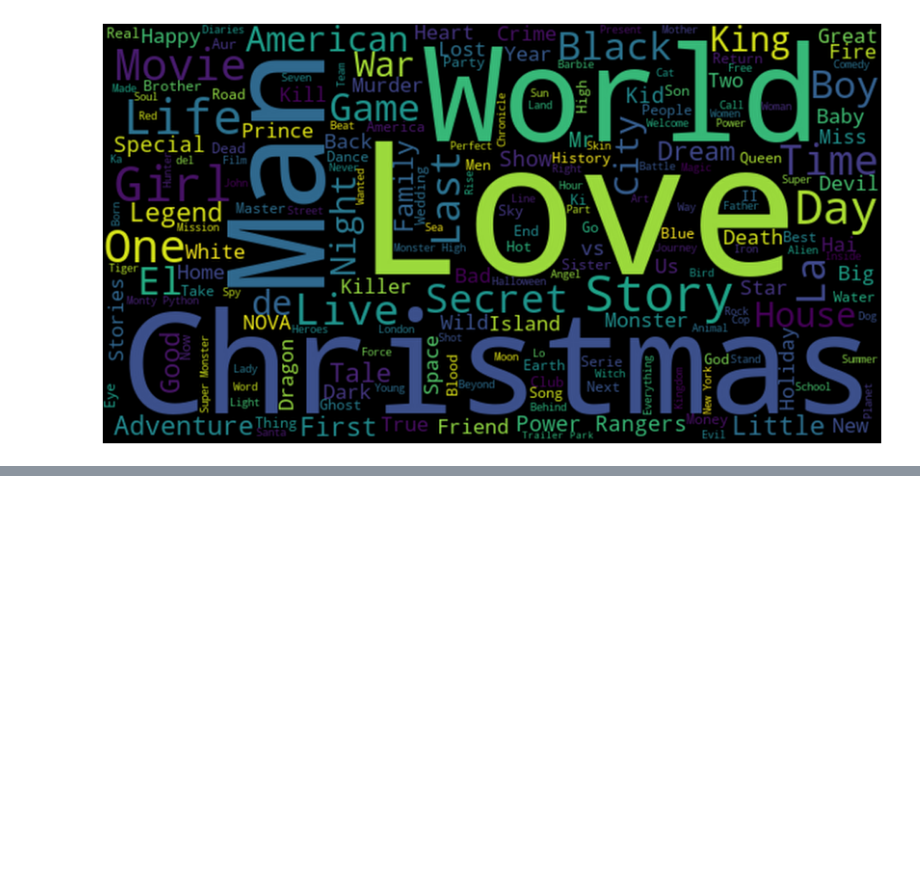
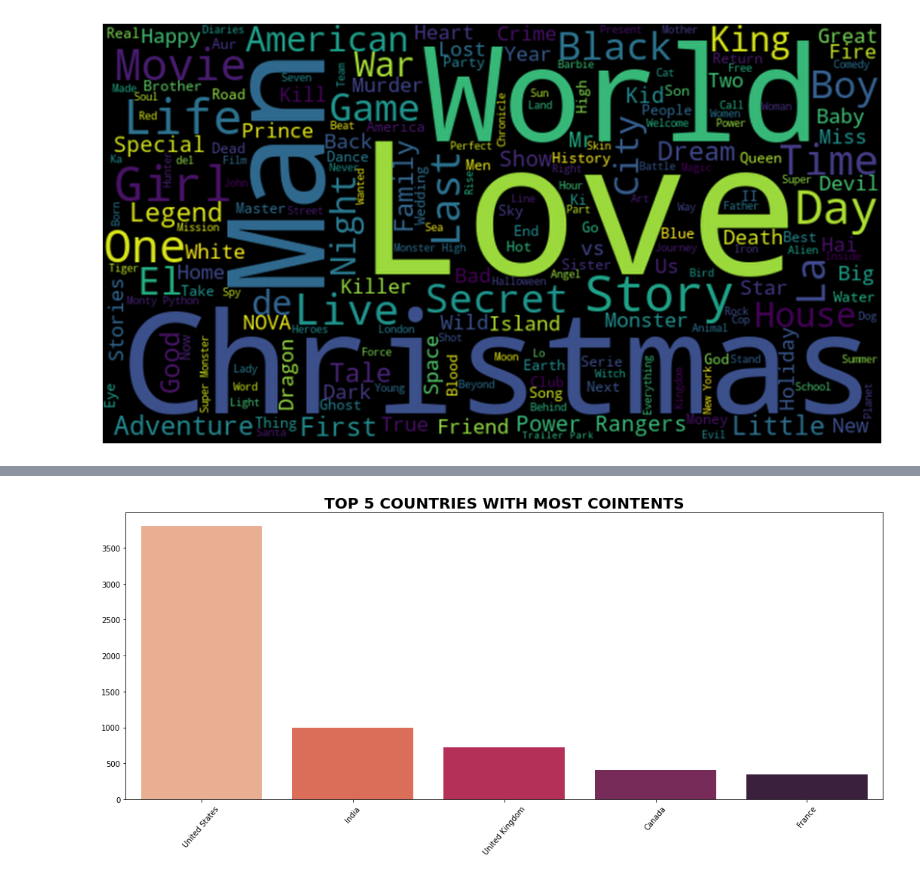
Before and after one commit to Arka1212/Netflix-Movies-And-TV-Shows-Clustering, a Jupyter notebook: NETFLIX_MOVIES_AND_TV_SHOWS_CLUSTERING.ipynb, the cells around one changed output, grey strips where cells are left out. Saved outputs shown, nothing was run; the diff lists cells and outputs as text; code cells hidden in the pictures; blank space fills up the shorter version.

```diff
--- a/NETFLIX_MOVIES_AND_TV_SHOWS_CLUSTERING.ipynb
+++ b/NETFLIX_MOVIES_AND_TV_SHOWS_CLUSTERING.ipynb
@@ -357,0 +369,18 @@ plt.show()
+# %%
+country_data = netflix_df['country']
+country_count = pd.Series(dict(Counter(','.join(country_data).replace(' ,',',').replace(
+    ', ',',').split(',')))).sort_values(ascending=False)
+top5country = country_count.head(5)
+
+# Pre-processed the data and is ready for visualisation.
+# %%
+plt.figure(figsize=(18,7))
+sns.barplot(x= top5country.index, y=top5country, palette='rocket_r')
+plt.xticks(rotation=50)
+plt.title('TOP 5 COUNTRIES WITH MOST COINTENTS', fontsize=20, fontweight='bold')
+plt.show()
+
+# Top 5 countries with most contents are 'United States', 'India', 'United Kingdom', 'Canada' and 'France'.
+# However, 'United States' tops the list with maximum number of contents.
+# %% [output]
+[figure, added]
```
Also changed, not shown: parts of 6 cells of this notebook.
